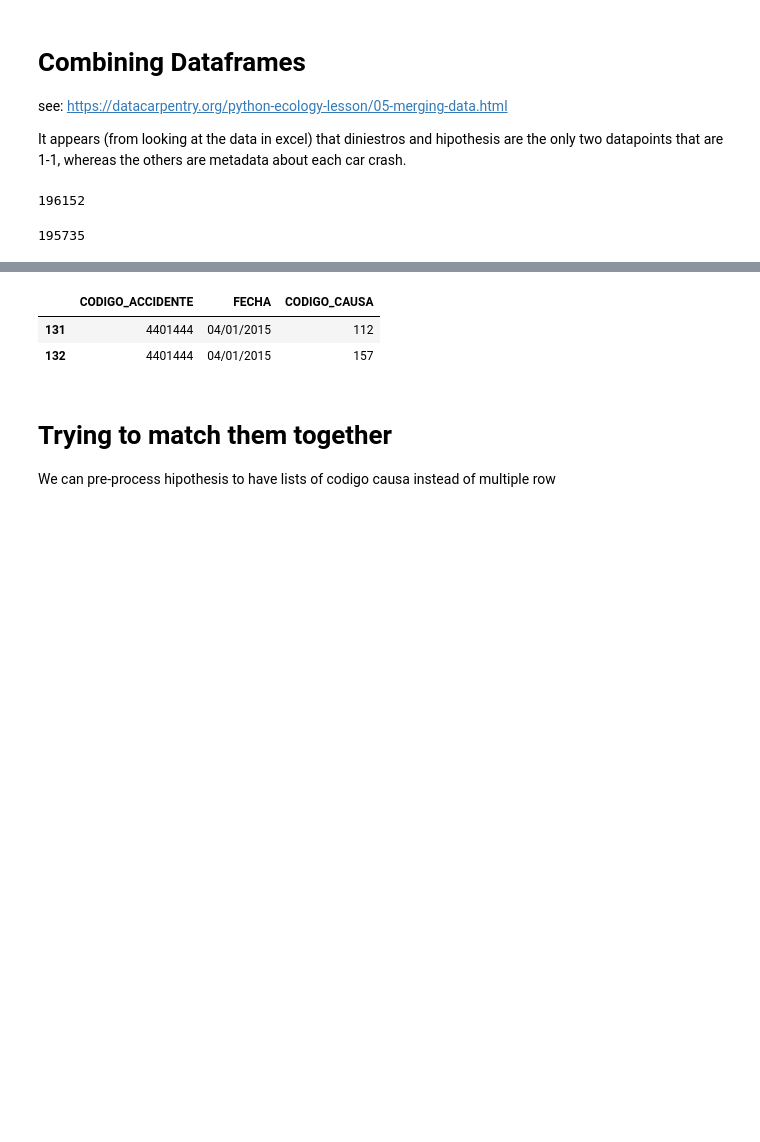
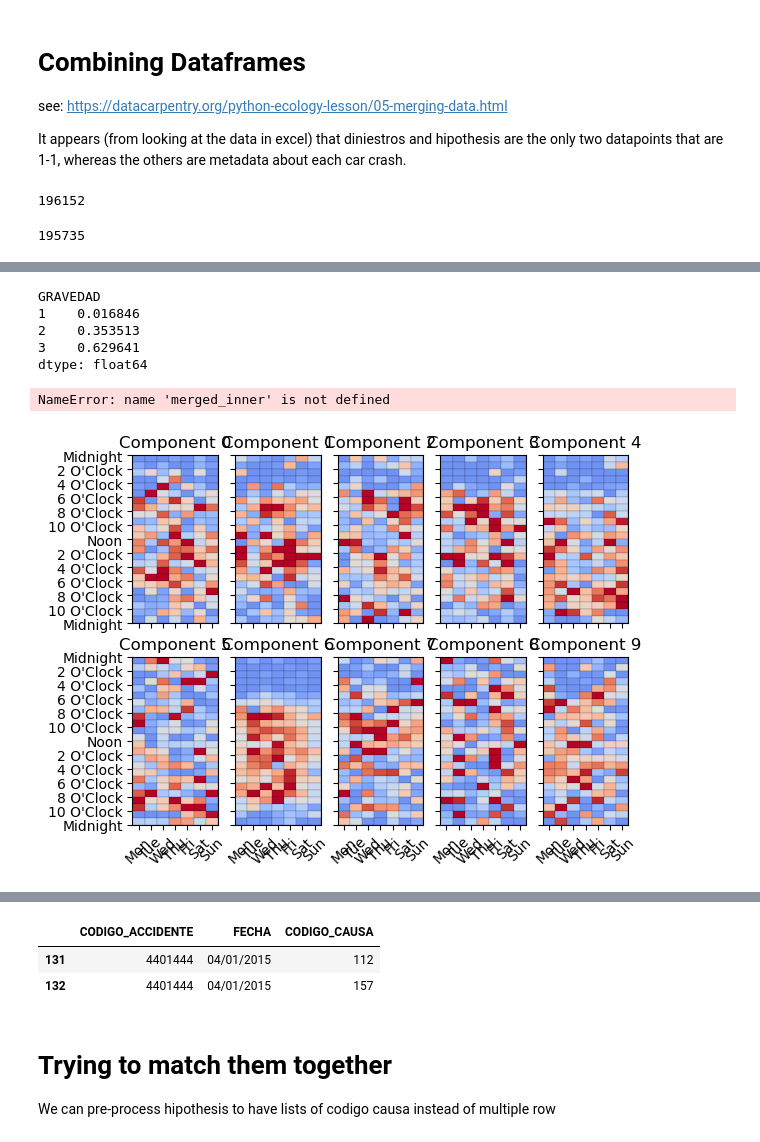
Before and after one commit to dandeandean/Road-Accident-Datamining-Model, a Jupyter notebook: parsing_excel.ipynb, the cells around one changed output, grey strips where cells are left out. Drawn from its saved outputs; the diff is of its cells as text; code cells hidden in the pictures; blank space fills up the shorter version.

```diff
--- a/parsing_excel.ipynb
+++ b/parsing_excel.ipynb
@@ -27,0 +65,23 @@ merged_inner = pd.merge(left=siniestros_df, right=hipothesis_df, left_on=common_
+# %%
+df_location.sum(axis=1).pipe(lambda ser: ser / ser.sum())
+# %% [output]
+GRAVEDAD
+1    0.016846
+2    0.353513
+3    0.629641
+dtype: float64
+# %%
+df_location = merged_inner.cal.aggregate_events("DIRECCION", "datetime")
+
+# df_location.cal.normalize("max").cal.sum_over_vocab("hour").T.plot()
+# %% [output]
+NameError: name 'merged_inner' is not defined
+# %%
+model = LatentCalendar(n_components=10, n_jobs=-1)
+
+df_model = df_location.loc[df_location.sum(axis=1) > 25]
+model.fit(df_model)
+
+plot_model_components(model)
+# %% [output]
+[figure, added]
```
Also changed, not shown: parts of 16 cells of this notebook, 6 other files.
